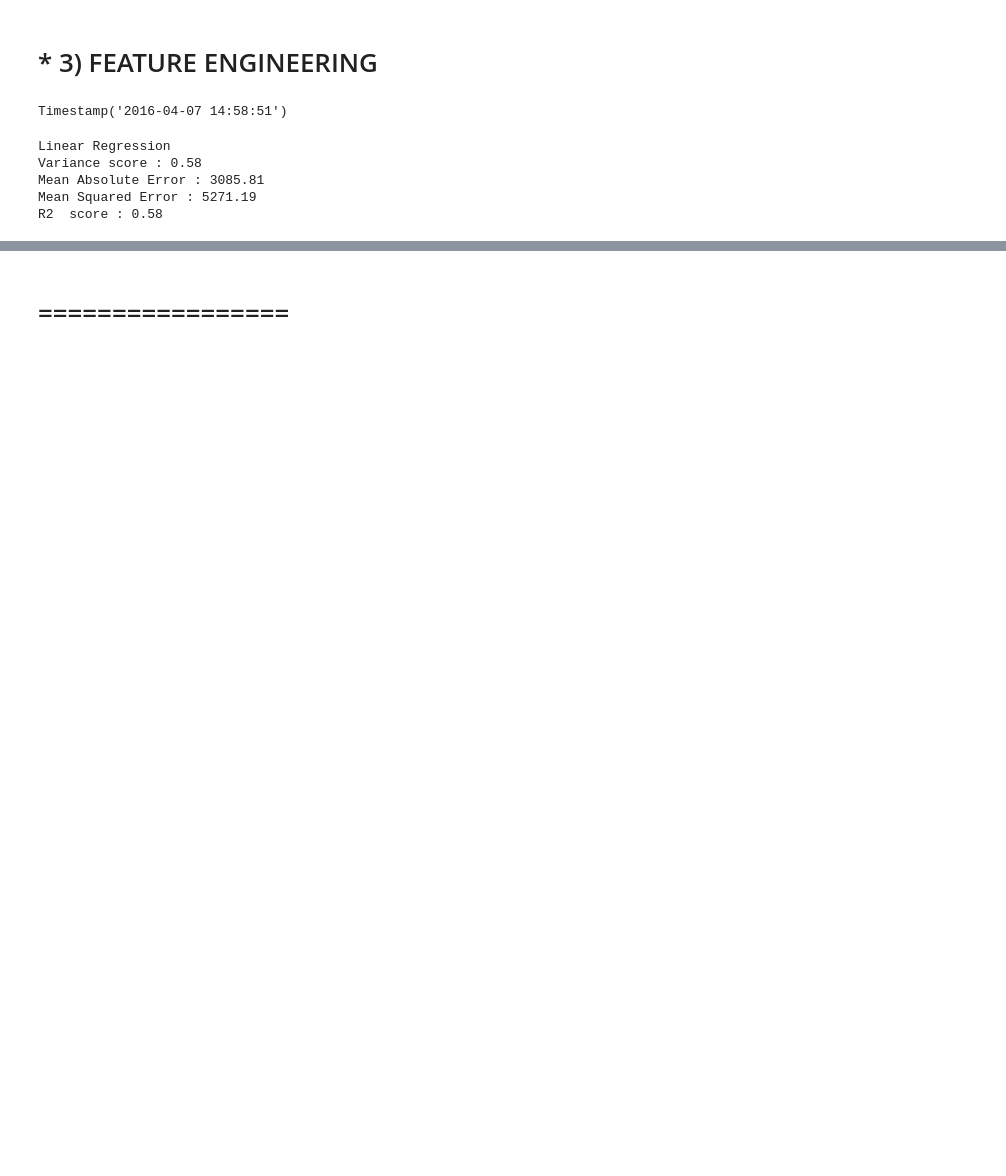
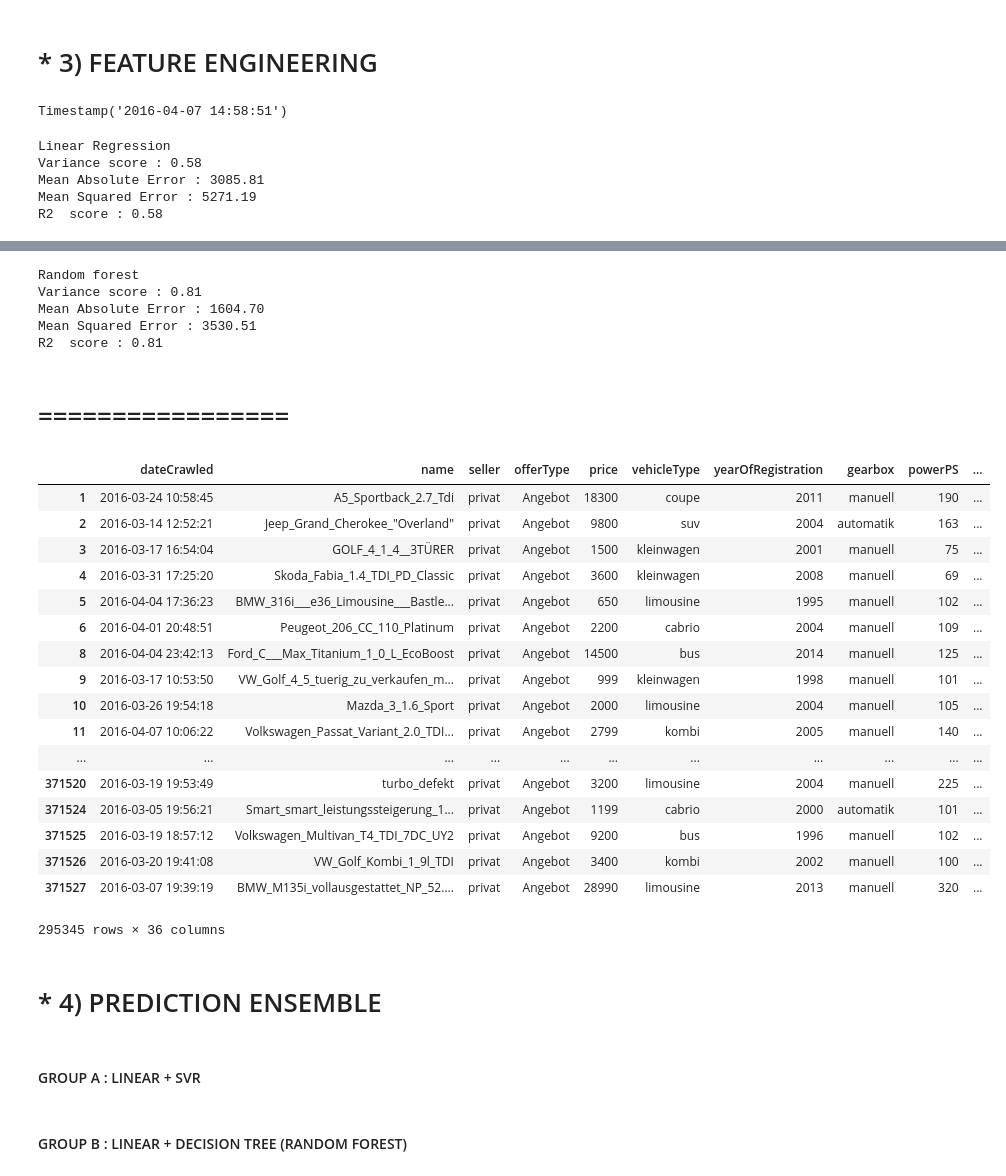
Before and after one commit to yennanliu/Kaggle.com_mini_project, a Jupyter notebook: used-cars-database/Kaggle_Used_Car_Pricing_Prediciton.ipynb, the cells around one changed output, grey strips where cells are left out. Cells and saved outputs as stored; diff of their text form; code cells hidden in the pictures; blank space fills up the shorter version.

Commit message:
change random forest model to RandomForestRegressor

```diff
--- a/used-cars-database/Kaggle_Used_Car_Pricing_Prediciton.ipynb
+++ b/used-cars-database/Kaggle_Used_Car_Pricing_Prediciton.ipynb
@@ -304,3 +369,18 @@ R2  score : 0.65
+# %%
+# Random forest
+
+from sklearn.ensemble import RandomForestRegressor
+
+
+model = RandomForestRegressor()
+print ('Random forest')
+reg_analysis(model,X_train, X_test, y_train, y_test)
+# %% [output]
+Random forest
+Variance score : 0.81
+Mean Absolute Error : 1604.70
+Mean Squared Error : 3530.51
+R2  score : 0.81
 # %% [markdown]
 # =================
 # %%
@@ -309,3 +389,24 @@ R2  score : 0.65
 #sns.pairplot(df[:100], hue="brand")
 # %%
 #df_[['brand']] #.columns
+# %%
+df_
+# %% [output]
+|  | dateCrawled | name | seller | offerType | price | vehicleType | yearOfRegistration | gearbox | powerPS | ... |
+| 1 | 2016-03-24 10:58:45 | A5_Sportback_2.7_Tdi | privat | Angebot | 18300 | coupe | 2011 | manuell | 190 | ... |
+| 2 | 2016-03-14 12:52:21 | Jeep_Grand_Cherokee_"Overland" | privat | Angebot | 9800 | suv | 2004 | automatik | 163 | ... |
+| 3 | 2016-03-17 16:54:04 | GOLF_4_1_4__3TÜRER | privat | Angebot | 1500 | kleinwagen | 2001 | manuell | 75 | ... |
+| 4 | 2016-03-31 17:25:20 | Skoda_Fabia_1.4_TDI_PD_Classic | privat | Angebot | 3600 | kleinwagen | 2008 | manuell | 69 | ... |
+| 5 | 2016-04-04 17:36:23 | BMW_316i___e36_Limousine___Bastle... | privat | Angebot | 650 | limousine | 1995 | manuell | 102 | ... |
+| 6 | 2016-04-01 20:48:51 | Peugeot_206_CC_110_Platinum | privat | Angebot | 2200 | cabrio | 2004 | manuell | 109 | ... |
+| 8 | 2016-04-04 23:42:13 | Ford_C___Max_Titanium_1_0_L_EcoBoost | privat | Angebot | 14500 | bus | 2014 | manuell | 125 | ... |
+| 9 | 2016-03-17 10:53:50 | VW_Golf_4_5_tuerig_zu_verkaufen_m... | privat | Angebot | 999 | kleinwagen | 1998 | manuell | 101 | ... |
+| 10 | 2016-03-26 19:54:18 | Mazda_3_1.6_Sport | privat | Angebot | 2000 | limousine | 2004 | manuell | 105 | ... |
+| 11 | 2016-04-07 10:06:22 | Volkswagen_Passat_Variant_2.0_TDI... | privat | Angebot | 2799 | kombi | 2005 | manuell | 140 | ... |
+| ... | ... | ... | ... | ... | ... | ... | ... | ... | ... | ... |
+| 371520 | 2016-03-19 19:53:49 | turbo_defekt | privat | Angebot | 3200 | limousine | 2004 | manuell | 225 | ... |
+| 371524 | 2016-03-05 19:56:21 | Smart_smart_leistungssteigerung_1... | privat | Angebot | 1199 | cabrio | 2000 | automatik | 101 | ... |
+| 371525 | 2016-03-19 18:57:12 | Volkswagen_Multivan_T4_TDI_7DC_UY2 | privat | Angebot | 9200 | bus | 1996 | manuell | 102 | ... |
+| 371526 | 2016-03-20 19:41:08 | VW_Golf_Kombi_1_9l_TDI | privat | Angebot | 3400 | kombi | 2002 | manuell | 100 | ... |
+| 371527 | 2016-03-07 19:39:19 | BMW_M135i_vollausgestattet_NP_52.... | privat | Angebot | 28990 | limousine | 2013 | manuell | 320 | ... |
+295345 rows × 36 columns
@@ -311,0 +415,6 @@ R2  score : 0.65
+# %% [markdown]
+# * 4) PREDICTION ENSEMBLE
+# %% [markdown]
+####  GROUP A : LINEAR + SVR
+# %% [markdown]
+####  GROUP B : LINEAR + DECISION TREE (RANDOM FOREST)
```
Also changed, not shown: parts of 14 cells of this notebook.
